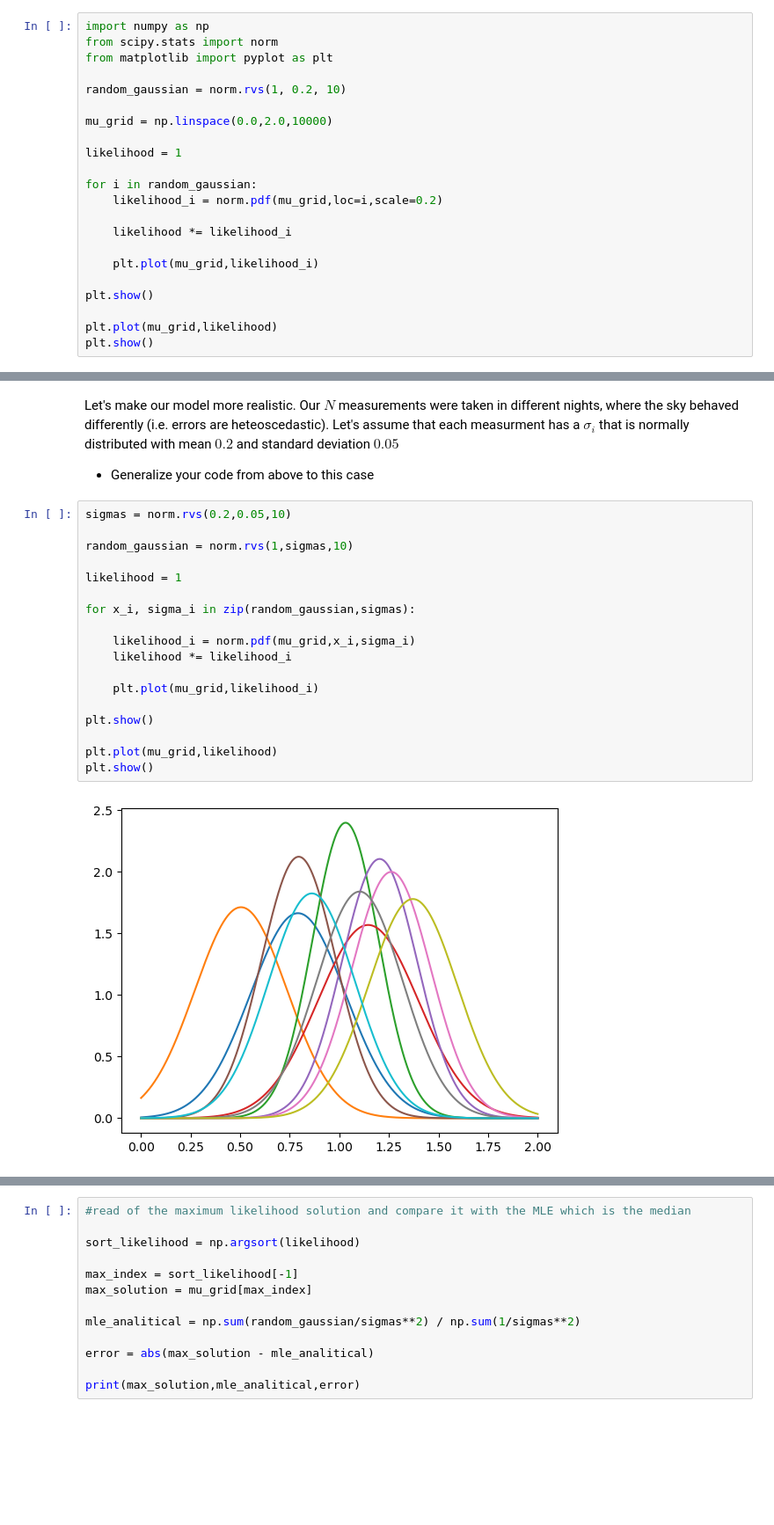
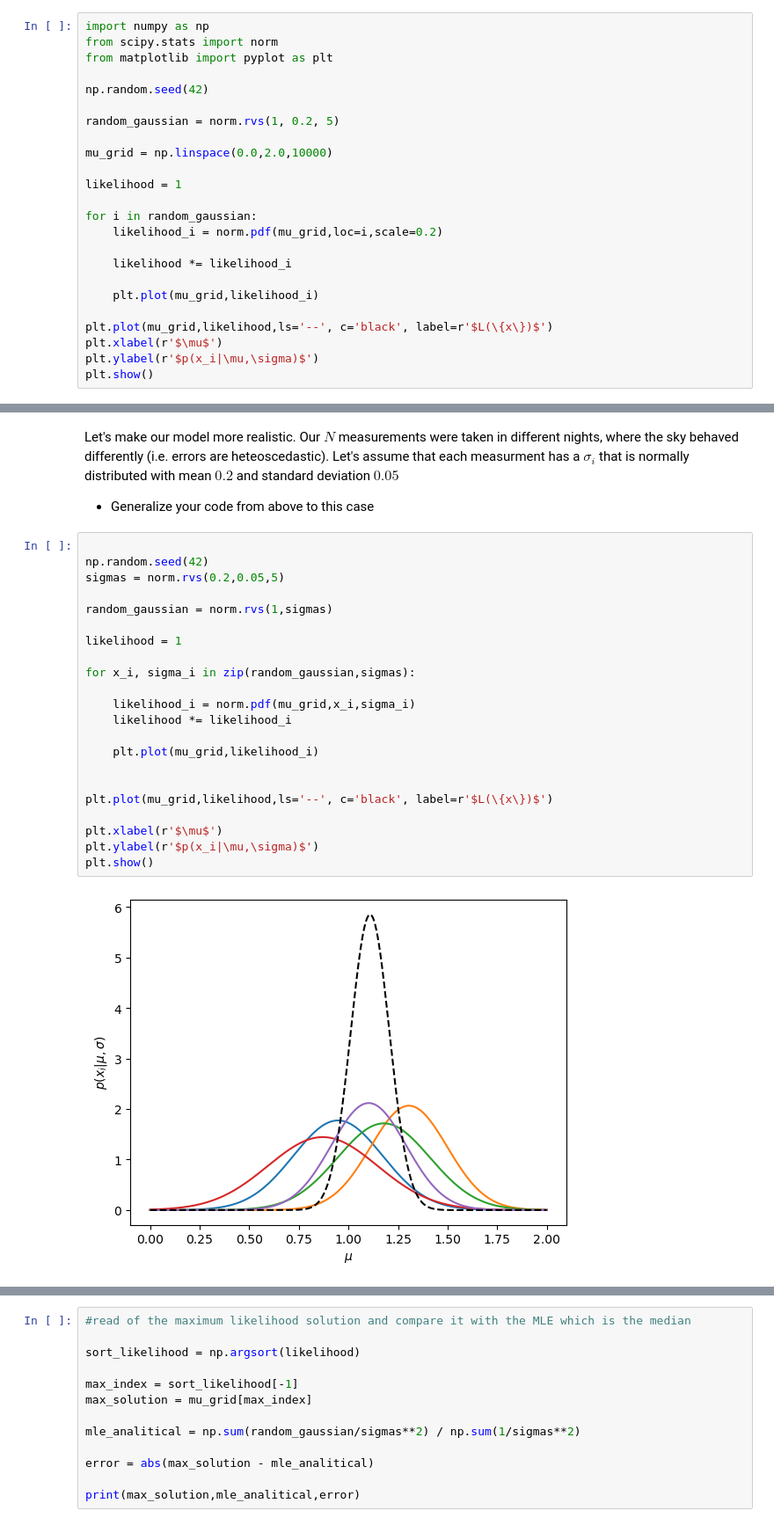
Before and after one commit to Matteo-Raschi/astrostatistics_bicocca_2026, a Jupyter notebook: working/L05_frequentist_notes.ipynb, the cells around one changed output, grey strips where cells are left out. Shown at 88% size. Cells and saved outputs as stored; diff of their text form; blank space fills up the shorter version.

```diff
--- a/working/L05_frequentist_notes.ipynb
+++ b/working/L05_frequentist_notes.ipynb
@@ -444,7 +444,9 @@ import numpy as np
 from scipy.stats import norm
 from matplotlib import pyplot as plt
 
-random_gaussian = norm.rvs(1, 0.2, 10)
+np.random.seed(42)
+
+random_gaussian = norm.rvs(1, 0.2, 5)
 
 mu_grid = np.linspace(0.0,2.0,10000)
 
@@ -457,8 +459,8 @@ for i in random_gaussian:
 
     plt.plot(mu_grid,likelihood_i)
 
+plt.plot(mu_grid,likelihood,ls='--', c='black', label=r'$L(\{x\})$')
+plt.xlabel(r'$\mu$')
+plt.ylabel(r'$p(x_i|\mu,\sigma)$')
 plt.show()
-
-plt.plot(mu_grid,likelihood)
-plt.show()
 # %% [output]
@@ -519,22 +524,26 @@ Let's make our model more realistic. Our $N$ measurements were taken in differen
 
 - Generalize your code from above to this case
 # %%
-sigmas = norm.rvs(0.2,0.05,10)
 
-random_gaussian = norm.rvs(1,sigmas,10)
+np.random.seed(42)
+sigmas = norm.rvs(0.2,0.05,5)
+
+random_gaussian = norm.rvs(1,sigmas)
 
 likelihood = 1
 
 for x_i, sigma_i in zip(random_gaussian,sigmas):
 
     likelihood_i = norm.pdf(mu_grid,x_i,sigma_i)
     likelihood *= likelihood_i
 
     plt.plot(mu_grid,likelihood_i)
 
+
+plt.plot(mu_grid,likelihood,ls='--', c='black', label=r'$L(\{x\})$')
+
+plt.xlabel(r'$\mu$')
+plt.ylabel(r'$p(x_i|\mu,\sigma)$')
 plt.show()
-
-plt.plot(mu_grid,likelihood)
-plt.show()
 # %% [output]
-[figure, old version]
+[figure, new version]
```
Also changed, not shown: parts of 5 cells of this notebook.
